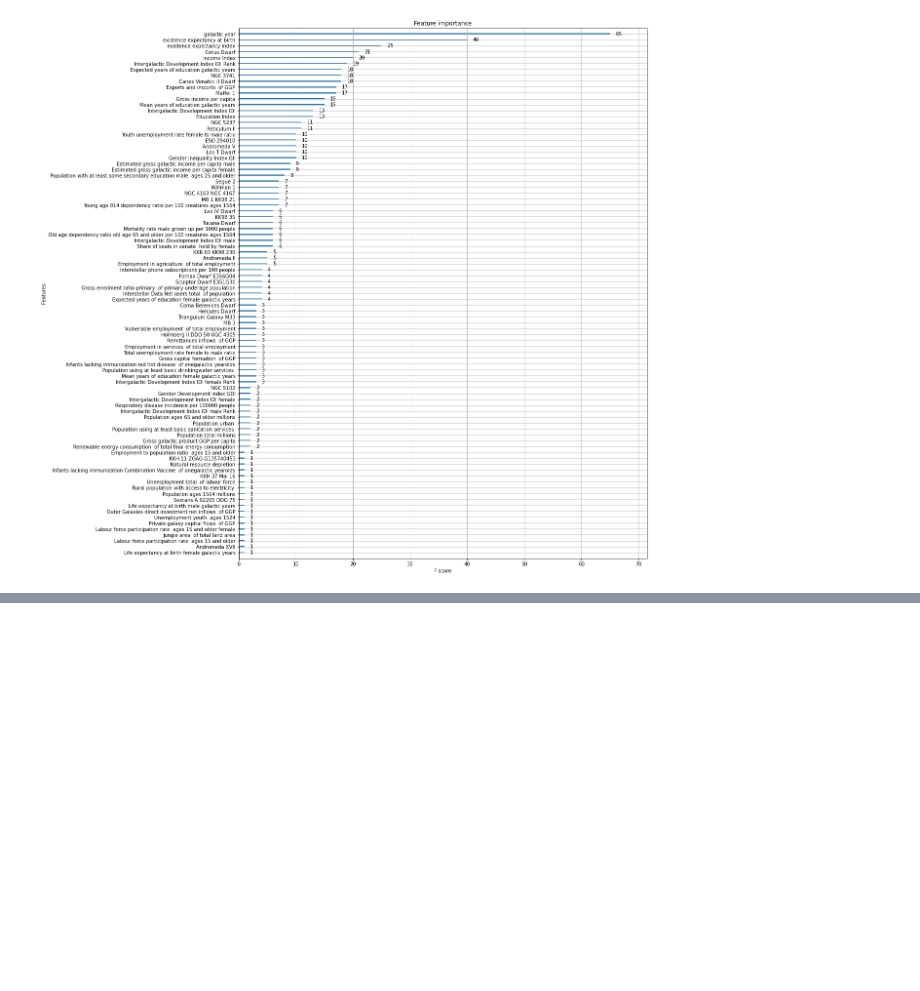
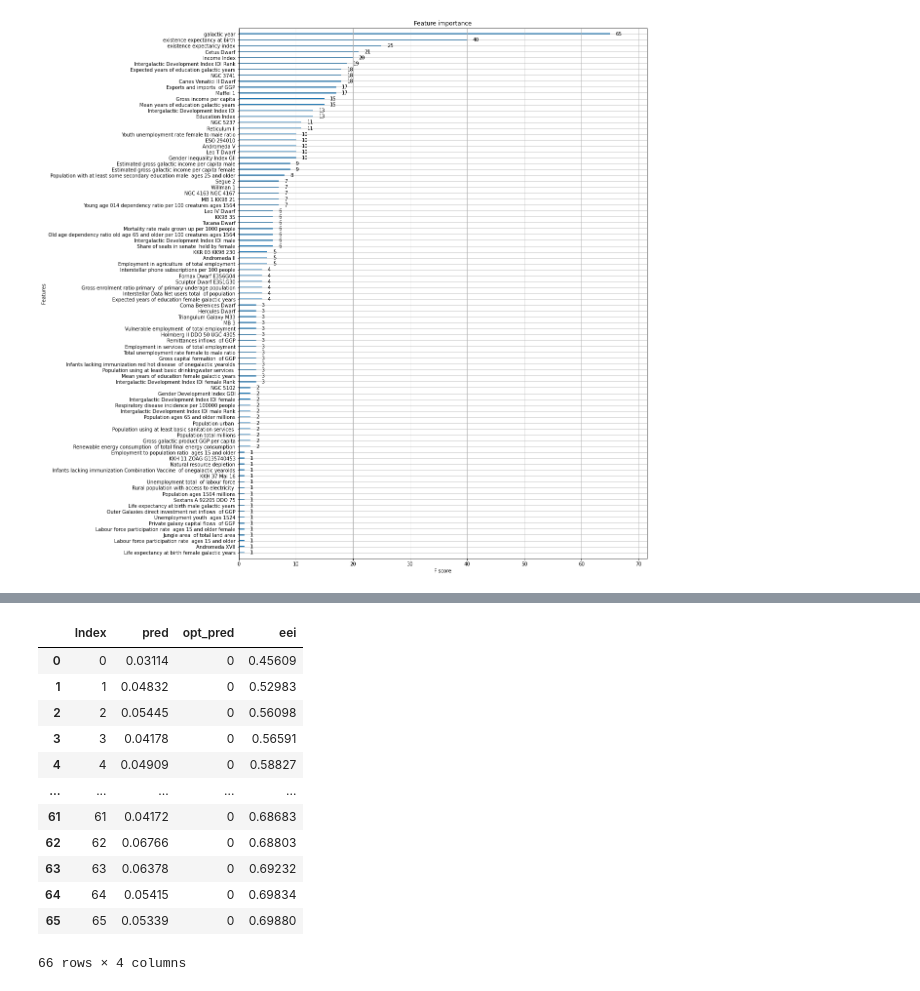
Before and after one commit to daniiomir/prohack_mckinsey_2020, a Jupyter notebook: prohack_solution.ipynb, the cells around one changed output, grey strips where cells are left out. Saved outputs shown, nothing was run; the diff lists cells and outputs as text; code cells hidden in the pictures; blank space fills up the shorter version.

```diff
--- a/prohack_solution.ipynb
+++ b/prohack_solution.ipynb
@@ -435,0 +580,17 @@ RMSE ошибка модели RandomForest - 0.02575150135236977
+# %%
+ss.to_csv('sub_lr.csv', index=False)
+ss.head()
+# %% [output]
+|  | Index | pred | opt_pred | eei |
+| 0 | 0 | 0.03114 | 0 | 0.45609 |
+| 1 | 1 | 0.04832 | 0 | 0.52983 |
+| 2 | 2 | 0.05445 | 0 | 0.56098 |
+| 3 | 3 | 0.04178 | 0 | 0.56591 |
+| 4 | 4 | 0.04909 | 0 | 0.58827 |
+| ... | ... | ... | ... | ... |
+| 61 | 61 | 0.04172 | 0 | 0.68683 |
+| 62 | 62 | 0.06766 | 0 | 0.68803 |
+| 63 | 63 | 0.06378 | 0 | 0.69232 |
+| 64 | 64 | 0.05415 | 0 | 0.69834 |
+| 65 | 65 | 0.05339 | 0 | 0.69880 |
+66 rows × 4 columns
```
Also changed, not shown: parts of 21 cells of this notebook.
